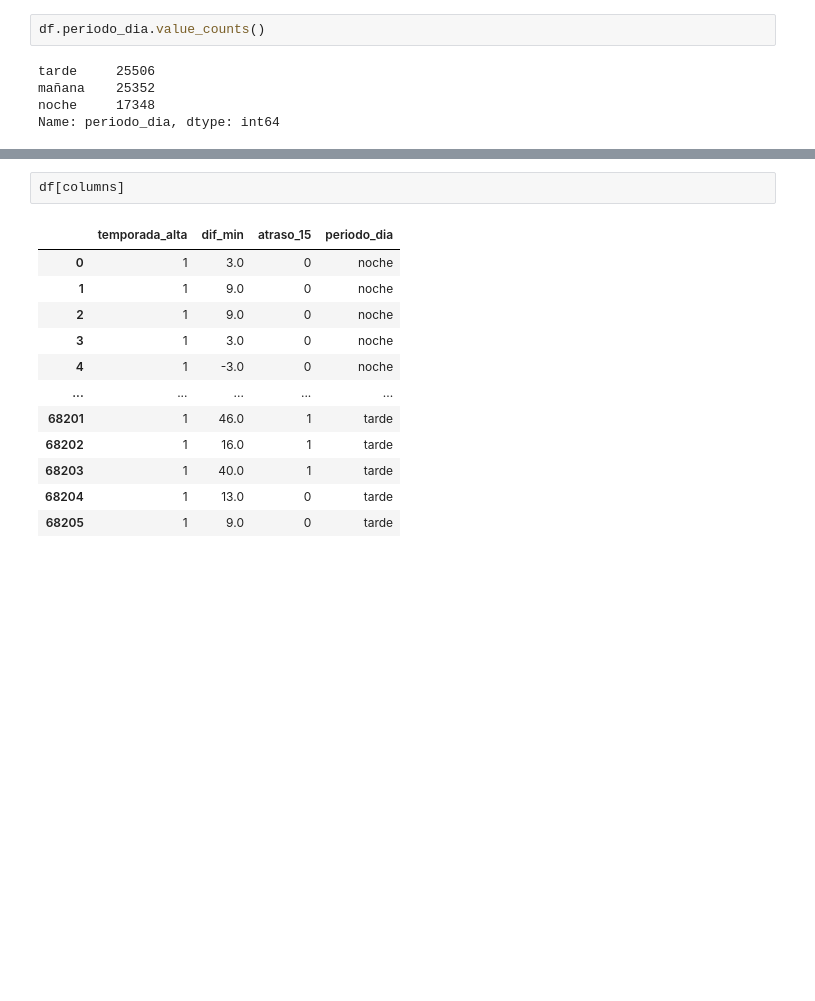
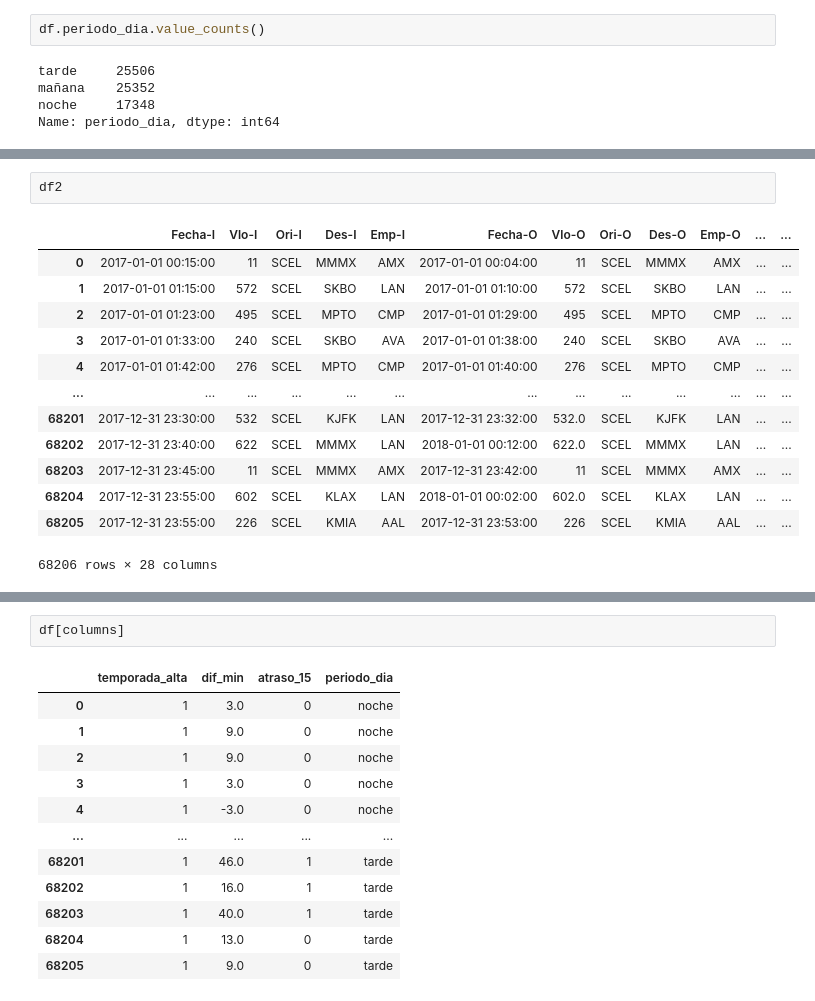
Before and after one commit to CarlosUrteaga/latam-ds-challenge, a Jupyter notebook: latam_challenge/notebook/LAT-004-Data-Augmentation.ipynb, the cells around one changed output, grey strips where cells are left out. Drawn from its saved outputs; the diff is of its cells as text; blank space fills up the shorter version.

```diff
--- a/latam_challenge/notebook/LAT-004-Data-Augmentation.ipynb
+++ b/latam_challenge/notebook/LAT-004-Data-Augmentation.ipynb
@@ -237,0 +268,16 @@ df
+# %%
+df2
+# %% [output]
+|  | Fecha-I | Vlo-I | Ori-I | Des-I | Emp-I | Fecha-O | Vlo-O | Ori-O | Des-O | Emp-O | ... | ... |
+| 0 | 2017-01-01 00:15:00 | 11 | SCEL | MMMX | AMX | 2017-01-01 00:04:00 | 11 | SCEL | MMMX | AMX | ... | ... |
+| 1 | 2017-01-01 01:15:00 | 572 | SCEL | SKBO | LAN | 2017-01-01 01:10:00 | 572 | SCEL | SKBO | LAN | ... | ... |
+| 2 | 2017-01-01 01:23:00 | 495 | SCEL | MPTO | CMP | 2017-01-01 01:29:00 | 495 | SCEL | MPTO | CMP | ... | ... |
+| 3 | 2017-01-01 01:33:00 | 240 | SCEL | SKBO | AVA | 2017-01-01 01:38:00 | 240 | SCEL | SKBO | AVA | ... | ... |
+| 4 | 2017-01-01 01:42:00 | 276 | SCEL | MPTO | CMP | 2017-01-01 01:40:00 | 276 | SCEL | MPTO | CMP | ... | ... |
+| ... | ... | ... | ... | ... | ... | ... | ... | ... | ... | ... | ... | ... |
+| 68201 | 2017-12-31 23:30:00 | 532 | SCEL | KJFK | LAN | 2017-12-31 23:32:00 | 532.0 | SCEL | KJFK | LAN | ... | ... |
+| 68202 | 2017-12-31 23:40:00 | 622 | SCEL | MMMX | LAN | 2018-01-01 00:12:00 | 622.0 | SCEL | MMMX | LAN | ... | ... |
+| 68203 | 2017-12-31 23:45:00 | 11 | SCEL | MMMX | AMX | 2017-12-31 23:42:00 | 11 | SCEL | MMMX | AMX | ... | ... |
+| 68204 | 2017-12-31 23:55:00 | 602 | SCEL | KLAX | LAN | 2018-01-01 00:02:00 | 602.0 | SCEL | KLAX | LAN | ... | ... |
+| 68205 | 2017-12-31 23:55:00 | 226 | SCEL | KMIA | AAL | 2017-12-31 23:53:00 | 226 | SCEL | KMIA | AAL | ... | ... |
+68206 rows × 28 columns
```
Also changed, not shown: parts of 17 cells of this notebook, 1 other file.
